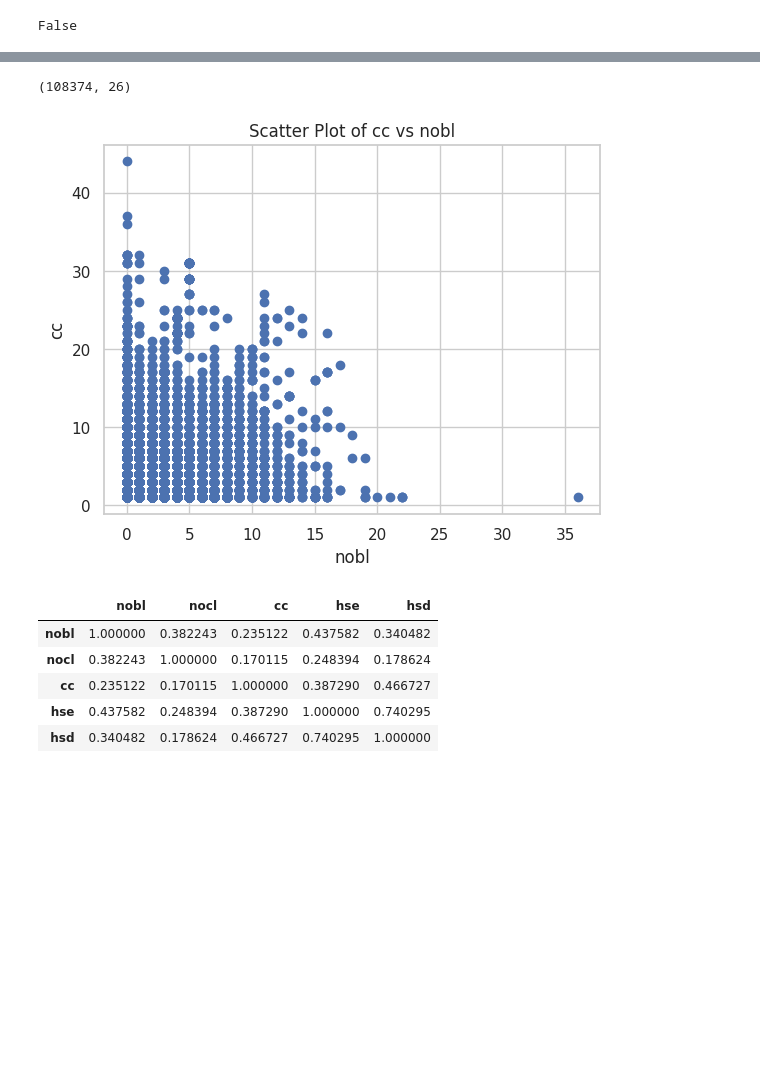
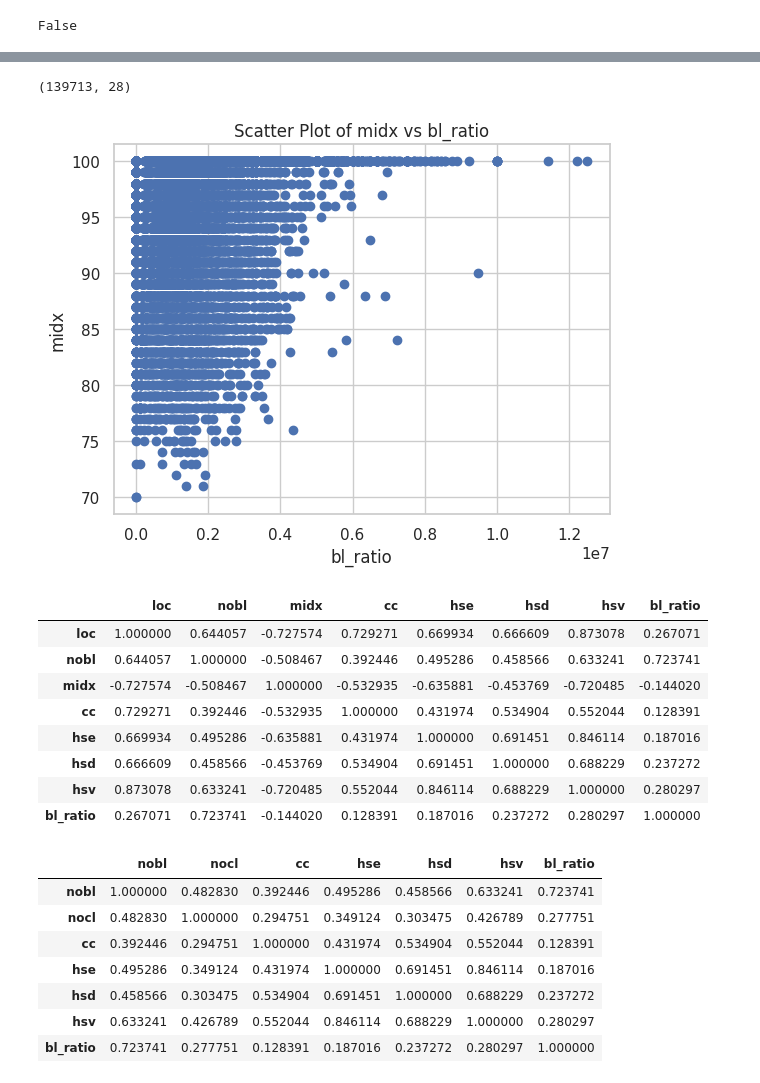
Before and after one commit to RuslanGaliullin/cam, a Jupyter notebook: read.ipynb, the cells around one changed output, grey strips where cells are left out. Saved outputs shown, nothing was run; the diff lists cells and outputs as text; code cells hidden in the pictures; blank space fills up the shorter version.

```diff
--- a/read.ipynb
+++ b/read.ipynb
@@ -193,17 +236,29 @@ plt.show()
+# %%
+plot_scatter(percent_df[(percent_df['loc']>3) & (percent_df['midx']>0)], "bl_ratio", "midx")
+count_corr(percent_df[(percent_df['loc'] < 100) &(percent_df['loc'] > 3)], ["loc", "nobl", "midx", "cc", "hse", "hsd", "hsv", "bl_ratio"])
+# %% [output]
+(139713, 28)
+[figure, added]
+|  | loc | nobl | midx | cc | hse | hsd | hsv | bl_ratio |
+| loc | 1.000000 | 0.644057 | -0.727574 | 0.729271 | 0.669934 | 0.666609 | 0.873078 | 0.267071 |
+| nobl | 0.644057 | 1.000000 | -0.508467 | 0.392446 | 0.495286 | 0.458566 | 0.633241 | 0.723741 |
+| midx | -0.727574 | -0.508467 | 1.000000 | -0.532935 | -0.635881 | -0.453769 | -0.720485 | -0.144020 |
+| cc | 0.729271 | 0.392446 | -0.532935 | 1.000000 | 0.431974 | 0.534904 | 0.552044 | 0.128391 |
+| hse | 0.669934 | 0.495286 | -0.635881 | 0.431974 | 1.000000 | 0.691451 | 0.846114 | 0.187016 |
+| hsd | 0.666609 | 0.458566 | -0.453769 | 0.534904 | 0.691451 | 1.000000 | 0.688229 | 0.237272 |
+| hsv | 0.873078 | 0.633241 | -0.720485 | 0.552044 | 0.846114 | 0.688229 | 1.000000 | 0.280297 |
+| bl_ratio | 0.267071 | 0.723741 | -0.144020 | 0.128391 | 0.187016 | 0.237272 | 0.280297 | 1.000000 |
 # %%
-plot_scatter(percent_df, "nobl", "cc")
+count_corr(percent_df, ["nobl", "nocl", "cc", "hse", "hsd", "hsv", "bl_ratio"])
 # %% [output]
-(108374, 26)
-[figure, removed]
+|  | nobl | nocl | cc | hse | hsd | hsv | bl_ratio |
+| nobl | 1.000000 | 0.482830 | 0.392446 | 0.495286 | 0.458566 | 0.633241 | 0.723741 |
+| nocl | 0.482830 | 1.000000 | 0.294751 | 0.349124 | 0.303475 | 0.426789 | 0.277751 |
+| cc | 0.392446 | 0.294751 | 1.000000 | 0.431974 | 0.534904 | 0.552044 | 0.128391 |
+| hse | 0.495286 | 0.349124 | 0.431974 | 1.000000 | 0.691451 | 0.846114 | 0.187016 |
+| hsd | 0.458566 | 0.303475 | 0.534904 | 0.691451 | 1.000000 | 0.688229 | 0.237272 |
+| hsv | 0.633241 | 0.426789 | 0.552044 | 0.846114 | 0.688229 | 1.000000 | 0.280297 |
+| bl_ratio | 0.723741 | 0.277751 | 0.128391 | 0.187016 | 0.237272 | 0.280297 | 1.000000 |
-# %%
-count_corr(percent_df, ["nobl", "nocl", "cc", "hse", "hsd"])
-# %% [output]
-|  | nobl | nocl | cc | hse | hsd |
-| nobl | 1.000000 | 0.382243 | 0.235122 | 0.437582 | 0.340482 |
-| nocl | 0.382243 | 1.000000 | 0.170115 | 0.248394 | 0.178624 |
-| cc | 0.235122 | 0.170115 | 1.000000 | 0.387290 | 0.466727 |
-| hse | 0.437582 | 0.248394 | 0.387290 | 1.000000 | 0.740295 |
-| hsd | 0.340482 | 0.178624 | 0.466727 | 0.740295 | 1.000000 |
 # %%
 # Table of distribution using value_counts
 distribution_table = df['loc'].value_counts().reset_index()
```
Also changed, not shown: parts of 19 cells of this notebook.
